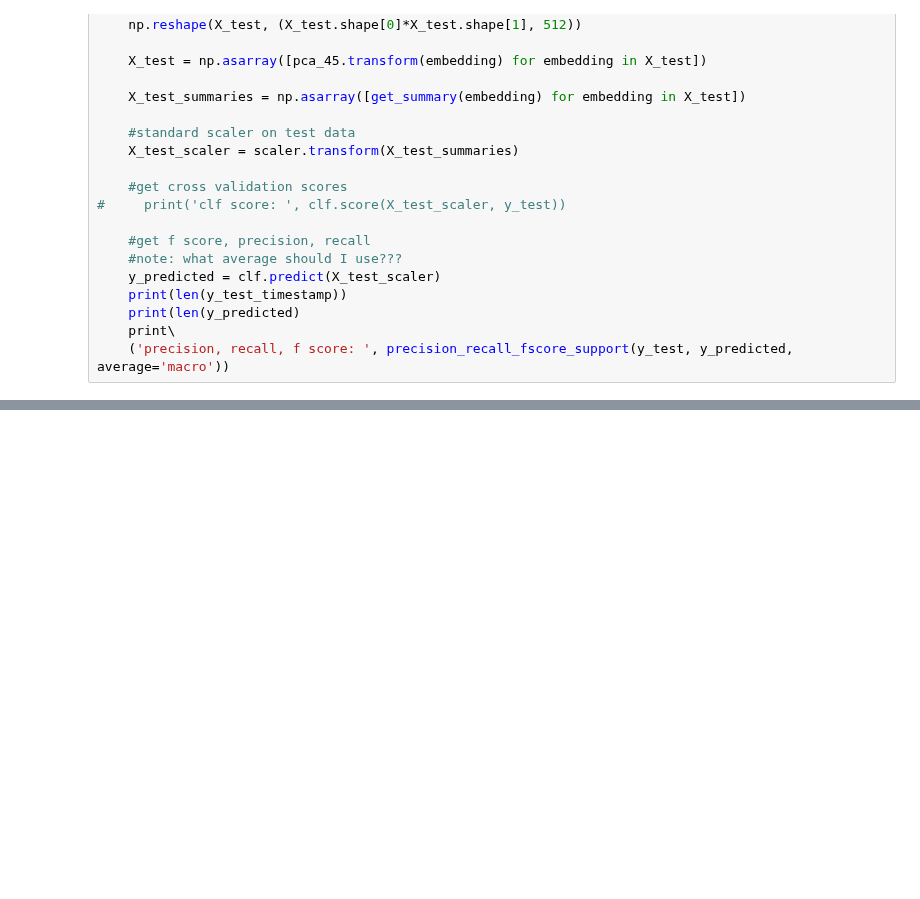
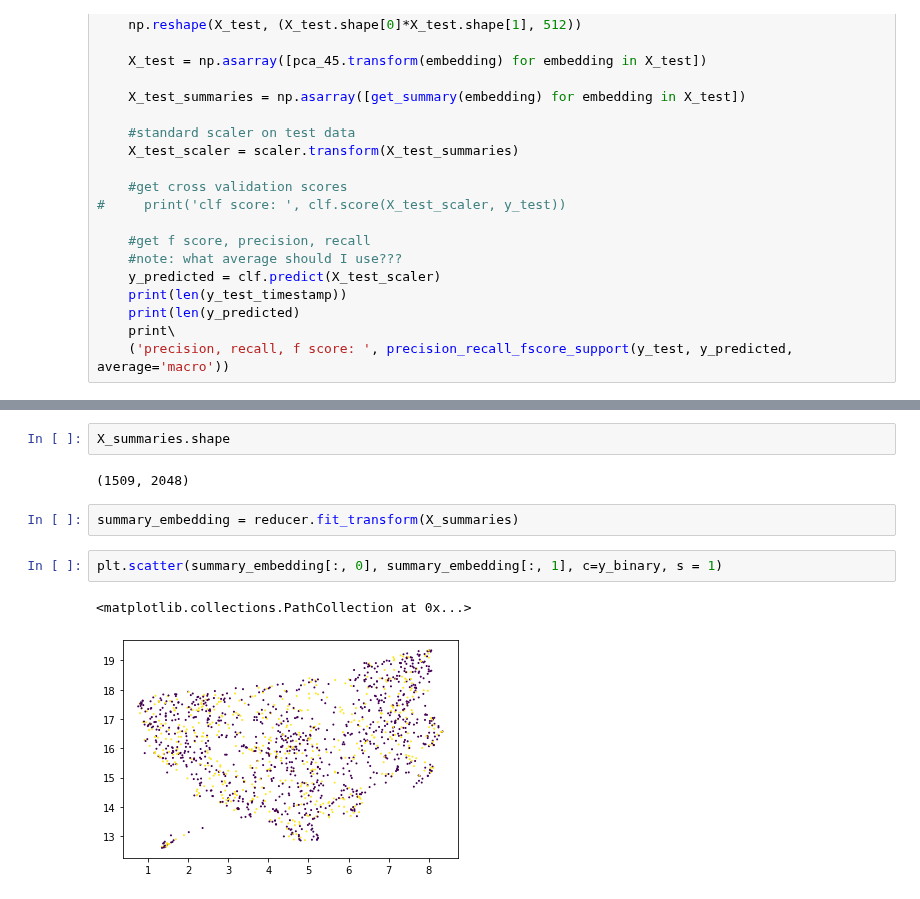
Before and after one commit to marin-hyatt/public-redhook-analysis, a Jupyter notebook: notebooks/Truck_Training.ipynb, the cells around one changed output, grey strips where cells are left out. Saved outputs shown, nothing was run; the diff lists cells and outputs as text; blank space fills up the shorter version.

```diff
--- a/notebooks/Truck_Training.ipynb
+++ b/notebooks/Truck_Training.ipynb
@@ -652,0 +704,11 @@ for train_index, test_index in leaveOneOut.split(X):
+# %%
+X_summaries.shape
+# %% [output]
+(1509, 2048)
+# %%
+summary_embedding = reducer.fit_transform(X_summaries)
+# %%
+plt.scatter(summary_embedding[:, 0], summary_embedding[:, 1], c=y_binary, s = 1)
+# %% [output]
+<matplotlib.collections.PathCollection at 0x...>
+[figure, added]
```
Also changed, not shown: parts of 21 cells of this notebook.
